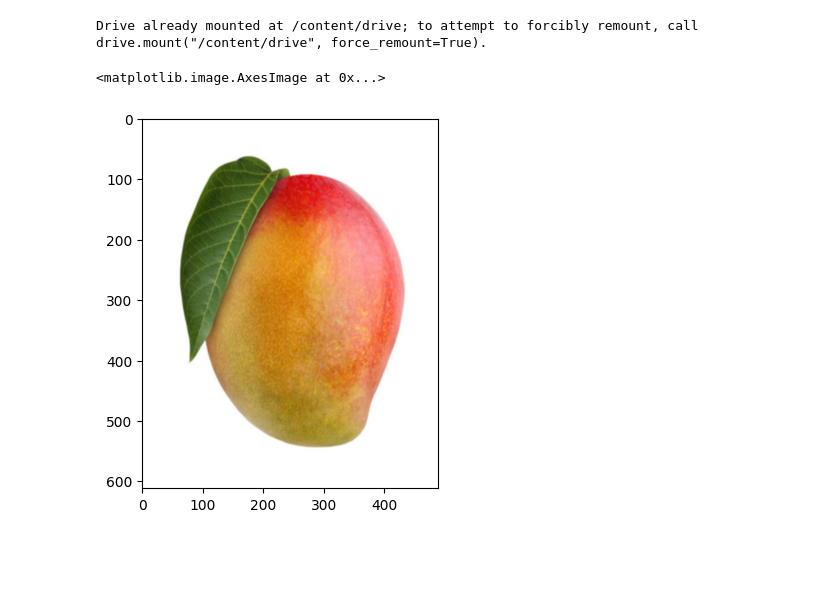
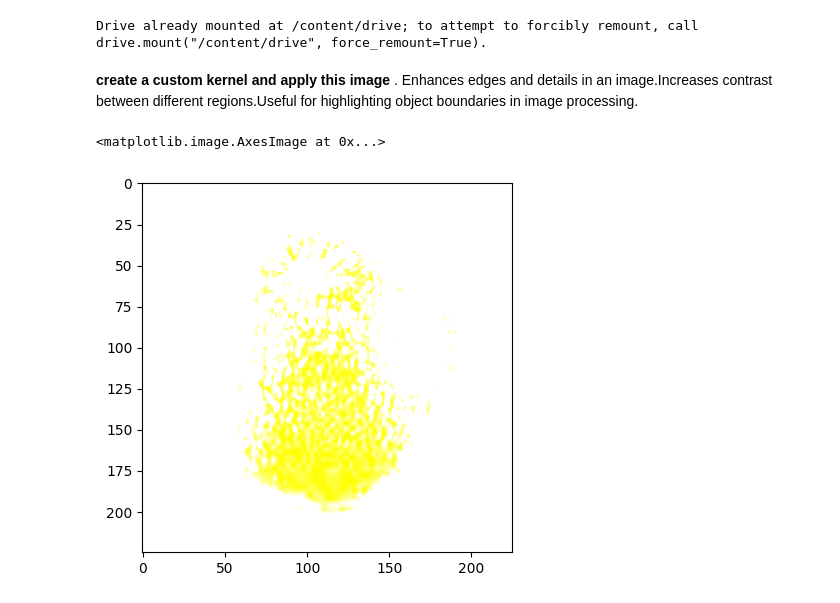
Before and after one commit to prithweeraaj/Computer-Vision-, a Jupyter notebook: karnel_class_7ipynb.ipynb, the cells around one changed output. Drawn from its saved outputs; the diff is of its cells as text; code cells hidden in the pictures; blank space fills up the shorter version.

Commit message:
kernel .how to apply in image

```diff
--- a/karnel_class_7ipynb.ipynb
+++ b/karnel_class_7ipynb.ipynb
@@ -5,22 +5,24 @@ from google.colab import drive
 drive.mount('/content/drive')
 # %% [output]
 Drive already mounted at /content/drive; to attempt to forcibly remount, call drive.mount("/content/drive", force_remount=True).
+# %% [markdown]
+**create a custom kernel and apply this image** . Enhances edges and details in an image.Increases contrast between different regions.Useful for highlighting object boundaries in image processing.
 # %%
 import cv2
 import numpy as np
 import matplotlib.pyplot as plt
 # %%
-img=cv2.imread("/content/istockphoto-911274308-612x612.jpg")
+img=cv2.imread("/content/drive/MyDrive/COMPUTER VISION /download (1).jpg")
 img=cv2.cvtColor(img,cv2.COLOR_BGR2RGB)
 #plt.imshow(img)
 
 
-kernel=[[1,2,1],
-        [1,2,1],
-       [1,2,1]]
-custom_kernel=np.array(kernel,dtype=np.float32)/12
+kernel=[[1,5,1],
+        [1,5,1],
+       [1,5,1]]
+custom_kernel=np.array(kernel,dtype=np.float32)
 filtered_image = cv2.filter2D(img, -1, custom_kernel)
 plt.imshow(filtered_image)
 # %% [output]
 <matplotlib.image.AxesImage at 0x...>
-[figure, old version]
+[figure, new version]
```
Also changed, not shown: parts of 3 cells of this notebook.
